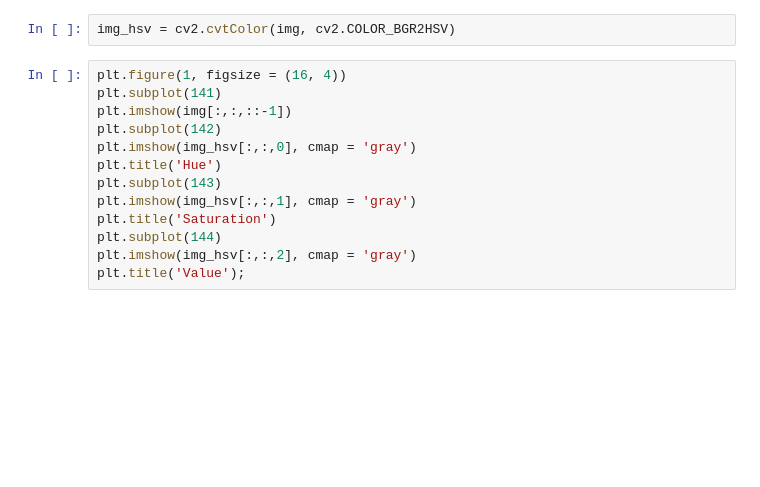
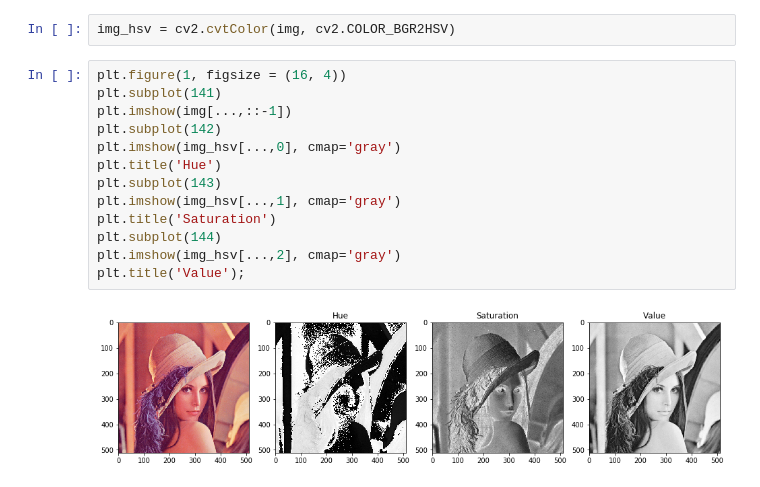
Before and after one commit to a4tunado/lectures, a Jupyter notebook: cv/001/001-colorspace.ipynb, the cells around one changed output. Saved outputs shown, nothing was run; the diff lists cells and outputs as text; blank space fills up the shorter version.

```diff
--- a/cv/001/001-colorspace.ipynb
+++ b/cv/001/001-colorspace.ipynb
@@ -26,13 +34,15 @@ img_hsv = cv2.cvtColor(img, cv2.COLOR_BGR2HSV)
 # %%
 plt.figure(1, figsize = (16, 4))
 plt.subplot(141)
-plt.imshow(img[:,:,::-1])
+plt.imshow(img[...,::-1])
 plt.subplot(142)
-plt.imshow(img_hsv[:,:,0], cmap = 'gray')
+plt.imshow(img_hsv[...,0], cmap='gray')
 plt.title('Hue')
 plt.subplot(143)
-plt.imshow(img_hsv[:,:,1], cmap = 'gray')
+plt.imshow(img_hsv[...,1], cmap='gray')
 plt.title('Saturation')
 plt.subplot(144)
-plt.imshow(img_hsv[:,:,2], cmap = 'gray')
+plt.imshow(img_hsv[...,2], cmap='gray')
 plt.title('Value');
+# %% [output]
+[figure, added]
```
Also changed, not shown: parts of 4 cells of this notebook, 1 other file.
